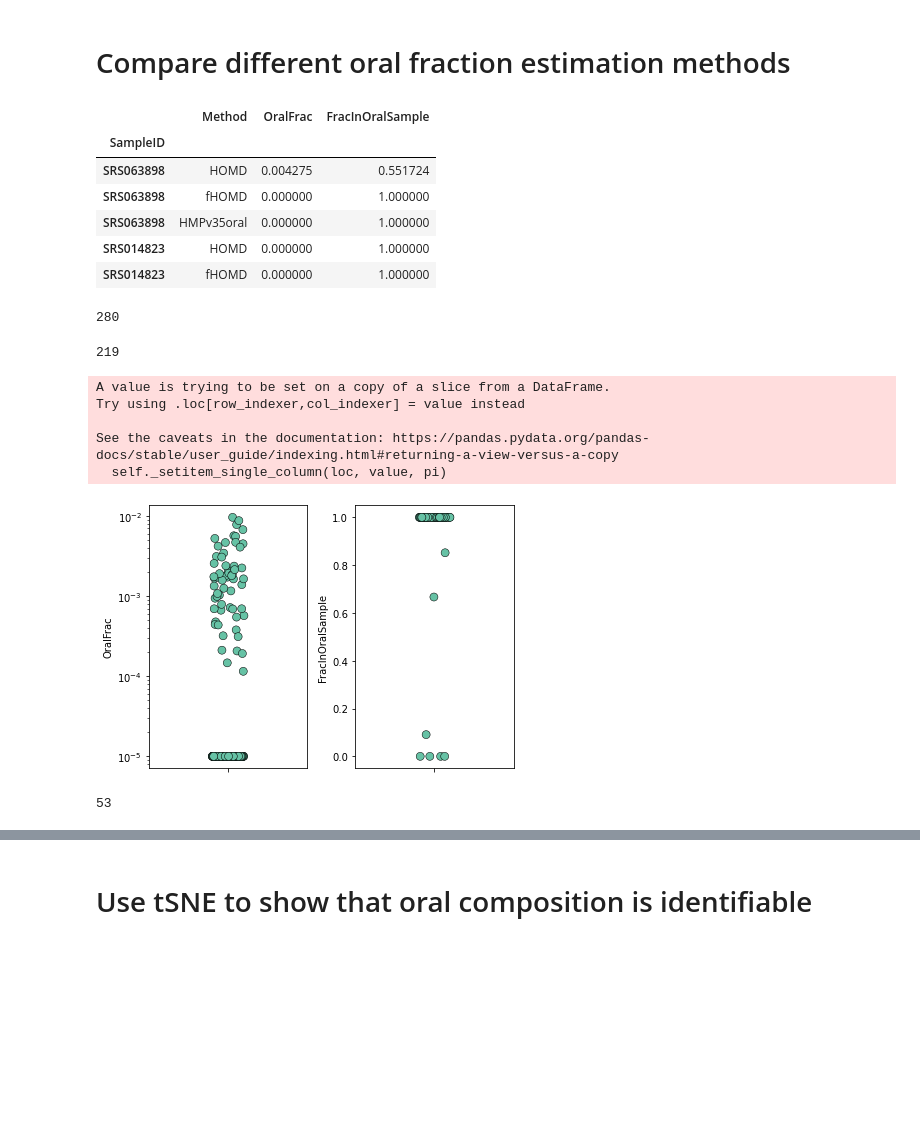
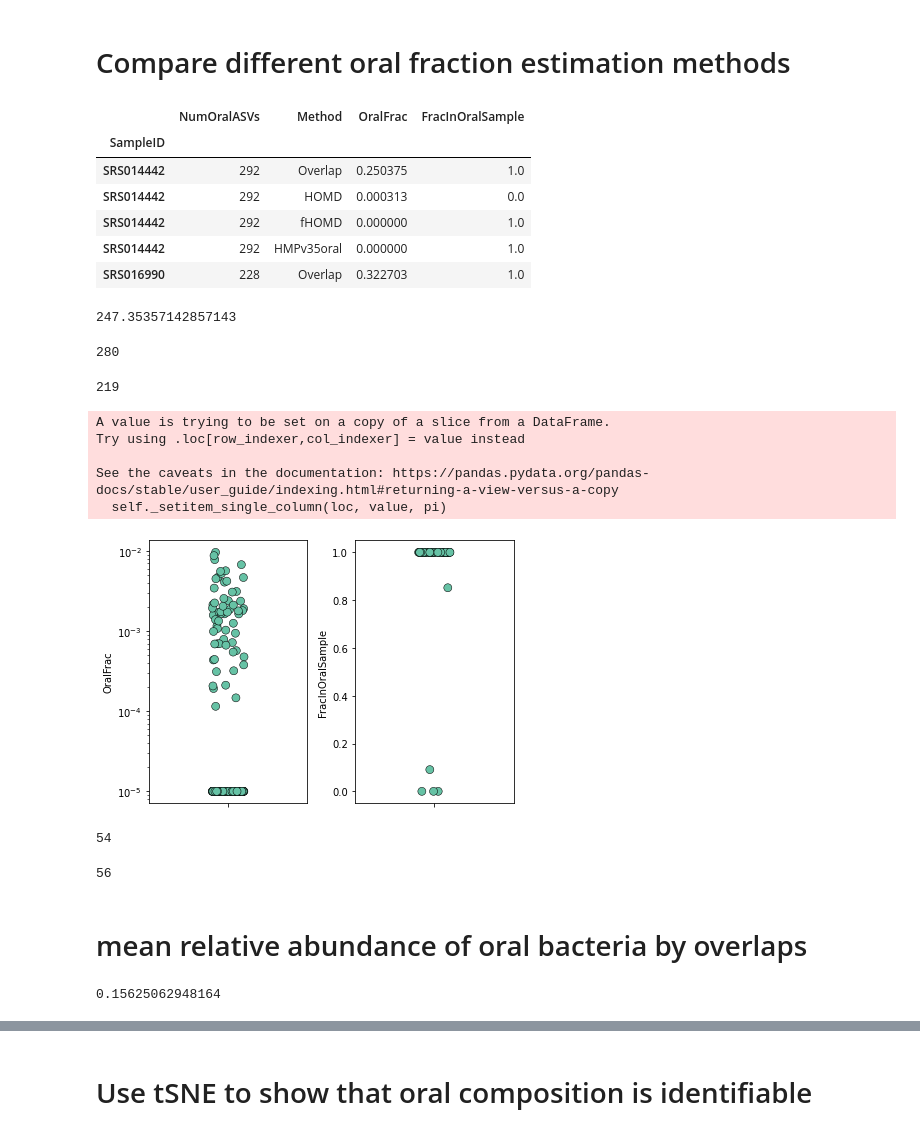
Before and after one commit to liaochen1988/Manuscript_oral_bacteria_in_feces, a Jupyter notebook: codes/build_human_reference_database/main_analysis.ipynb, the cells around one changed output, grey strips where cells are left out. Drawn from its saved outputs; the diff is of its cells as text; code cells hidden in the pictures; blank space fills up the shorter version.

```diff
--- a/codes/build_human_reference_database/main_analysis.ipynb
+++ b/codes/build_human_reference_database/main_analysis.ipynb
@@ -143,7 +164,11 @@ for visit in all_visits:
 
     # oral sequences
     df_oral_seqs = df_relabun.loc[oral_sample_id]
-    oral_seqs = list(df_oral_seqs.mean(axis=0)[df_oral_seqs.mean(axis=0)>1e-3].index)
+    oral_seqs = list(df_oral_seqs.mean(axis=0)[df_oral_seqs.mean(axis=0)>0].index)
+
+    # overlap
+    oral_frac_overlap = df_relabun.loc[gut_sample_id, oral_seqs].sum()
+    res.append([gut_sample_id, len(oral_seqs), 'Overlap', oral_frac_overlap, 1.0])
 
     # HOMD, all hits
     HOMD_hit = set(df_blast_HOMD.query_accver).intersection(set(df_relabun.columns))
@@ -153,51 +178,56 @@ for visit in all_visits:
     oral_seqs_w_HOMD_hit = set(oral_seqs).intersection(set(df_blast_HOMD.query_accver).intersection(set(df_relabun.columns)))
     oral_frac_HOMD_overlap = df_relabun.loc[gut_sample_id, oral_seqs_w_HOMD_hit].sum()
 
     # fHOMD, all hits
     fHOMD_hit = set(df_blast_fHOMD.query_accver).intersection(set(df_relabun.columns))
     oral_frac_fHOMD = df_relabun.loc[gut_sample_id, fHOMD_hit].sum()
 
     # fHOMD, hits present in oral cavity
     oral_seqs_w_fHOMD_hit = set(oral_seqs).intersection(set(df_blast_fHOMD.query_accver).intersection(set(df_relabun.columns)))
     oral_frac_fHOMD_overlap = df_relabun.loc[gut_sample_id, oral_seqs_w_fHOMD_hit].sum()
 
     # HMPv35oral, all hits
     HMPv35oral_hit = set(df_blast_HMPv35oral.query_accver).intersection(set(df_relabun.columns))
     oral_frac_HMPv35oral = df_relabun.loc[gut_sample_id, HMPv35oral_hit].sum()
 
     # HMPv35oral, hits present in oral cavity
     oral_seqs_w_HMPv35oral_hit = set(oral_seqs).intersection(set(df_blast_HMPv35oral.query_accver).intersection(set(df_relabun.columns)))
     oral_frac_HMPv35oral_overlap = df_relabun.loc[gut_sample_id, oral_seqs_w_HMPv35oral_hit].sum()
 
     if oral_frac_HOMD==0:
-        res.append([gut_sample_id, 'HOMD', oral_frac_HOMD, 1.0])
+        res.append([gut_sample_id, len(oral_seqs), 'HOMD', oral_frac_HOMD, 1.0])
     else:
-        res.append([gut_sample_id, 'HOMD', oral_frac_HOMD, oral_frac_HOMD_overlap/oral_frac_HOMD])
+        res.append([gut_sample_id, len(oral_seqs), 'HOMD', oral_frac_HOMD, oral_frac_HOMD_overlap/oral_frac_HOMD])
 
     if oral_frac_fHOMD==0:
-        res.append([gut_sample_id, 'fHOMD', oral_frac_fHOMD, 1.0])
+        res.append([gut_sample_id, len(oral_seqs), 'fHOMD', oral_frac_fHOMD, 1.0])
     else:
-        res.append([gut_sample_id, 'fHOMD', oral_frac_fHOMD, oral_frac_fHOMD_overlap/oral_frac_fHOMD])
+        res.append([gut_sample_id, len(oral_seqs), 'fHOMD', oral_frac_fHOMD, oral_frac_fHOMD_overlap/oral_frac_fHOMD])
 
     if oral_frac_HMPv35oral==0:
-        res.append([gut_sample_id, 'HMPv35oral', oral_frac_HMPv35oral, 1.0])
+        res.append([gut_sample_id, len(oral_seqs), 'HMPv35oral', oral_frac_HMPv35oral, 1.0])
     else:
-        res.append([gut_sample_id, 'HMPv35oral', oral_frac_HMPv35oral, oral_frac_HMPv35oral_overlap/oral_frac_HMPv35oral])
+        res.append([gut_sample_id, len(oral_seqs), 'HMPv35oral', oral_frac_HMPv35oral, oral_frac_HMPv35oral_overlap/oral_frac_HMPv35oral])
 
-df_res = pd.DataFrame(res, columns=['SampleID','Method','OralFrac','FracInOralSample']).set_index('SampleID')
+df_res = pd.DataFrame(res, columns=['SampleID','NumOralASVs', 'Method','OralFrac','FracInOralSample']).set_index('SampleID')
 df_res.head()
 # %% [output]
-|  | Method | OralFrac | FracInOralSample |
-| SampleID |  |  |  |
-| SRS063898 | HOMD | 0.004275 | 0.551724 |
-| SRS063898 | fHOMD | 0.000000 | 1.000000 |
-| SRS063898 | HMPv35oral | 0.000000 | 1.000000 |
-| SRS014823 | HOMD | 0.000000 | 1.000000 |
-| SRS014823 | fHOMD | 0.000000 | 1.000000 |
+|  | NumOralASVs | Method | OralFrac | FracInOralSample |
+| SampleID |  |  |  |  |
+| SRS014442 | 292 | Overlap | 0.250375 | 1.0 |
+| SRS014442 | 292 | HOMD | 0.000313 | 0.0 |
+| SRS014442 | 292 | fHOMD | 0.000000 | 1.0 |
+| SRS014442 | 292 | HMPv35oral | 0.000000 | 1.0 |
+| SRS016990 | 228 | Overlap | 0.322703 | 1.0 |
-# %%
-len(set(df_res.index))
-# %% [output]
-280
+# %%
+# on average, how many oral ASVs per person?
+df_res.reset_index().drop_duplicates('SampleID').NumOralASVs.mean()
+# %% [output]
+247.35357142857143
+# %%
+len(df_res[df_res.Method=='HMPv35oral'].index)
+# %% [output]
+280
 # %%
 len(set(df_res[(df_res.Method=='HMPv35oral') & (df_res.OralFrac==0)].index))
 # %% [output]
@@ -224,11 +254,15 @@ Try using .loc[row_indexer,col_indexer] = value instead
 
 See the caveats in the documentation: https://pandas.pydata.org/pandas-docs/stable/user_guide/indexing.html#returning-a-view-versus-a-copy
   self._setitem_single_column(loc, value, pi)
-[figure, old version]
+[figure, new version]
+# %%
+len(df_res[(df_res.Method=='HMPv35oral') & (df_res.OralFrac>0) & (df_res.FracInOralSample==1)])
+# %% [output]
+54
 # %%
-len(df_res[(df_res.Method=='HMPv35oral') & (df_res.OralFrac>0) & (df_res.FracInOralSample==1)])
+len(df_res[(df_res.Method=='HMPv35oral') & (df_res.OralFrac>0) & (df_res.FracInOralSample>0.95)])
 # %% [output]
-53
+56
 # %%
 # fig, ax = plt.subplots(nrows=1, ncols=1, figsize=(8,4))
 
@@ -257,3 +291,9 @@ len(df_res[(df_res.Method=='HMPv35oral') & (df_res.OralFrac>0) & (df_res.FracInO
 # plt.tight_layout()
 # plt.rcParams['svg.fonttype'] = 'none'
 # fig.savefig("compare_oral_estimation_methods.svg", dpi=600, bbox_inches='tight')
+# %% [markdown]
+# mean relative abundance of oral bacteria by overlaps
+# %%
+df_res[df_res.Method=='Overlap'].OralFrac.mean()
+# %% [output]
+0.15625062948164
```
Also changed, not shown: parts of 14 cells of this notebook, 51 other files.
